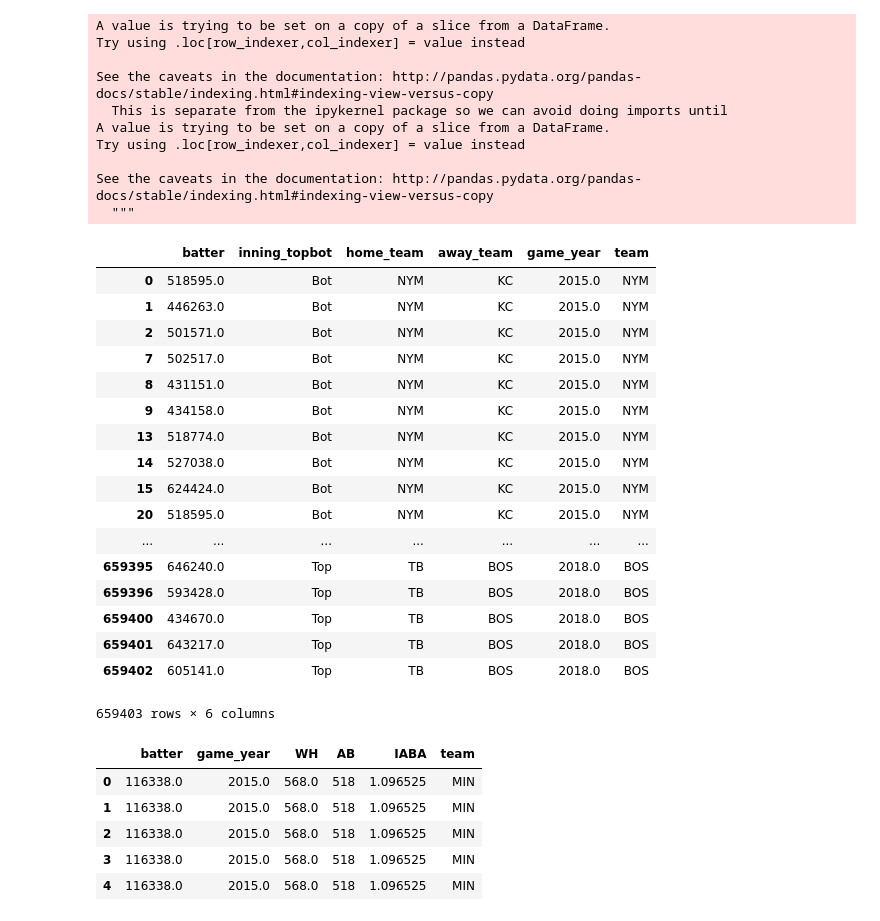
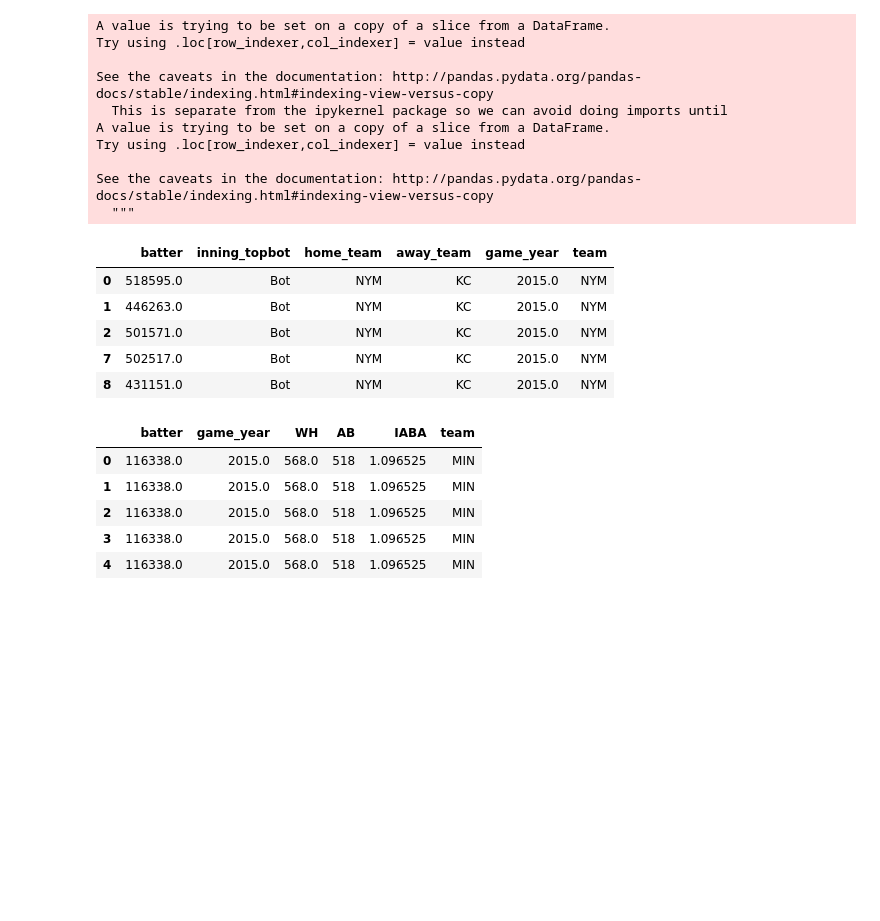
Before and after one commit to Amogh100/SabermetricsFinalProject, a Jupyter notebook: final_project_data.ipynb, the cells around one changed output. Saved outputs shown, nothing was run; the diff lists cells and outputs as text; code cells hidden in the pictures; blank space fills up the shorter version.

```diff
--- a/final_project_data.ipynb
+++ b/final_project_data.ipynb
@@ -168,26 +168,14 @@ See the caveats in the documentation: http://pandas.pydata.org/pandas-docs/stabl
 # %%
 batter_team = pd.concat([home_team, away_team])
 # %%
-batter_team
+batter_team.head()
 # %% [output]
 |  | batter | inning_topbot | home_team | away_team | game_year | team |
 | 0 | 518595.0 | Bot | NYM | KC | 2015.0 | NYM |
 | 1 | 446263.0 | Bot | NYM | KC | 2015.0 | NYM |
 | 2 | 501571.0 | Bot | NYM | KC | 2015.0 | NYM |
 | 7 | 502517.0 | Bot | NYM | KC | 2015.0 | NYM |
 | 8 | 431151.0 | Bot | NYM | KC | 2015.0 | NYM |
-| 9 | 434158.0 | Bot | NYM | KC | 2015.0 | NYM |
-| 13 | 518774.0 | Bot | NYM | KC | 2015.0 | NYM |
-| 14 | 527038.0 | Bot | NYM | KC | 2015.0 | NYM |
-| 15 | 624424.0 | Bot | NYM | KC | 2015.0 | NYM |
-| 20 | 518595.0 | Bot | NYM | KC | 2015.0 | NYM |
-| ... | ... | ... | ... | ... | ... | ... |
-| 659395 | 646240.0 | Top | TB | BOS | 2018.0 | BOS |
-| 659396 | 593428.0 | Top | TB | BOS | 2018.0 | BOS |
-| 659400 | 434670.0 | Top | TB | BOS | 2018.0 | BOS |
-| 659401 | 643217.0 | Top | TB | BOS | 2018.0 | BOS |
-| 659402 | 605141.0 | Top | TB | BOS | 2018.0 | BOS |
-659403 rows × 6 columns
 # %%
 batter_iaba_with_team = batter_iaba.reset_index()
 batter_iaba_with_team['game_year'] = batter_iaba_with_team['game_year'].astype('Float64')
```
Also changed, not shown: parts of 13 cells of this notebook, 3 other files.
